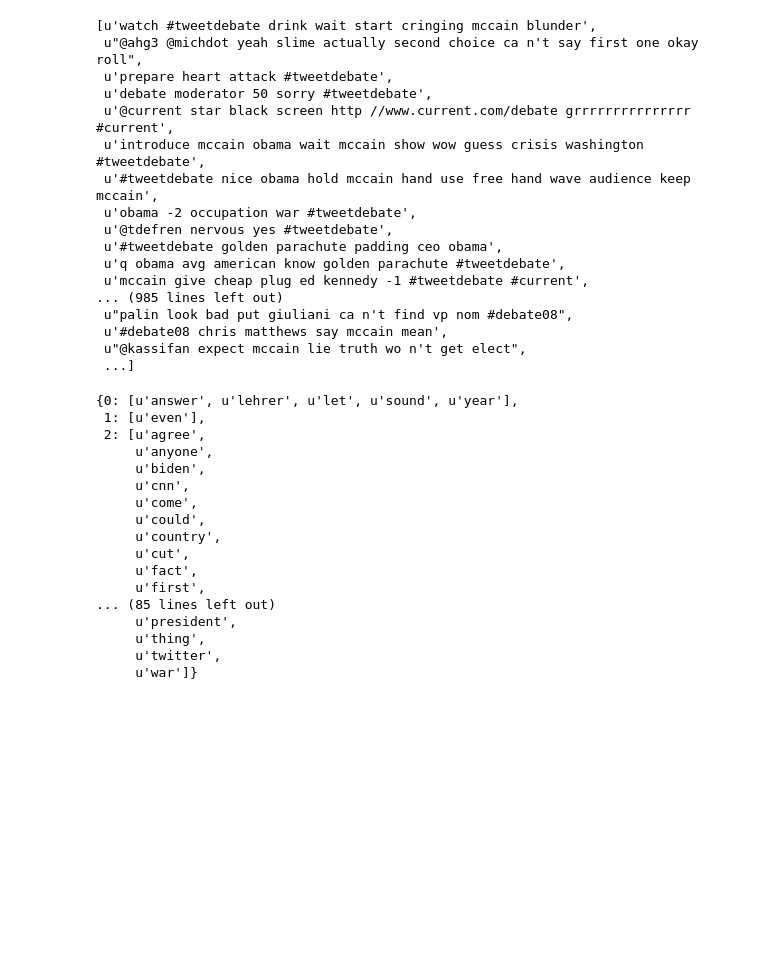
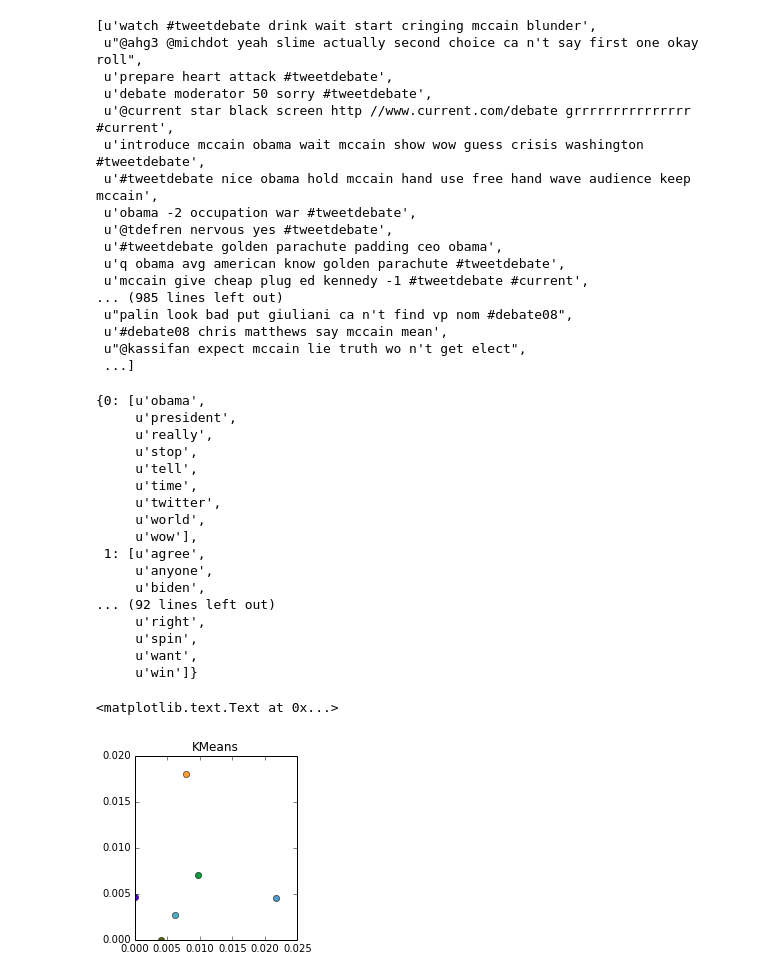
Before and after one commit to ralucacocioban/SentimentClassification, a Jupyter notebook: Topic Modeling.ipynb, the cells around one changed output. Cells and saved outputs as stored; diff of their text form; code cells hidden in the pictures; blank space fills up the shorter version.

Commit message:
ipython kmeans with tfidf

```diff
--- a/Topic Modeling.ipynb
+++ b/Topic Modeling.ipynb
@@ -63,26 +64,47 @@ def cluster_texts(texts, clusters=20):
         except:
             pass
 
-    return clustering
+    return clustering, km_model, tfidf_model
 
 
-clusters = cluster_texts(articles, 10)
+clusters, km_model, X = cluster_texts(articles, 6)
 pprint(dict(clusters))
 # %% [output]
-{0: [u'answer', u'lehrer', u'let', u'sound', u'year'],
- 1: [u'even'],
- 2: [u'agree',
+{0: [u'obama',
+     u'president',
+     u'really',
+     u'stop',
+     u'tell',
+     u'time',
+     u'twitter',
+     u'world',
+     u'wow'],
+ 1: [u'agree',
      u'anyone',
      u'biden',
-     u'cnn',
-     u'come',
-     u'could',
-     u'country',
-     u'cut',
-     u'fact',
-     u'first',
-... (85 lines left out)
-     u'president',
-     u'thing',
-     u'twitter',
-     u'war']}
+... (92 lines left out)
+     u'right',
+     u'spin',
+     u'want',
+     u'win']}
+# %%
+import matplotlib.pyplot as plt
+
+fig = plt.figure(figsize=(8, 3))
+fig.subplots_adjust(left=0.02, right=0.98, bottom=0.05, top=0.9)
+colors = ['#4EACC5', '#FF9C34', '#4E9ACC', '#4E00C5', '#009C34', '#4E6606']
+
+
+# KMeans
+ax = fig.add_subplot(1, 3, 1)
+for k, col in zip(range(6), colors):
+    my_members = km_model.labels_ == k
+    cluster_center = km_model.cluster_centers_[k]
+#     ax.plot(X[my_members, 0], X[my_members, 1], 'w',
+#             markerfacecolor=col, marker='.')
+    ax.plot(cluster_center[0], cluster_center[1], 'o', markerfacecolor=col,
+            markeredgecolor='k', markersize=6)
+ax.set_title('KMeans')
+# %% [output]
+<matplotlib.text.Text at 0x...>
+[figure, added]
```
Also changed, not shown: parts of 1 cell of this notebook.
